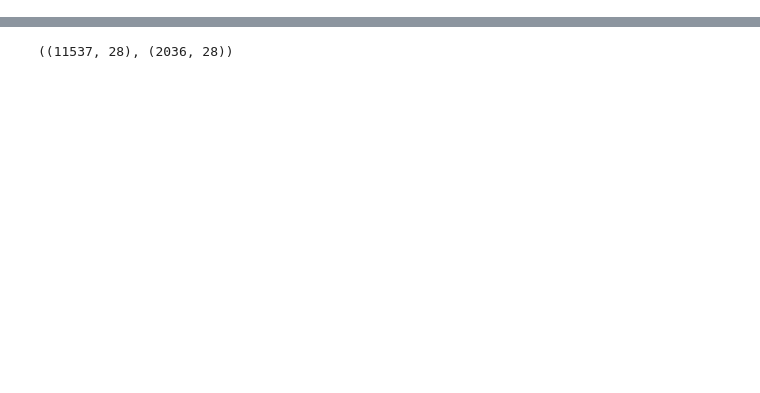
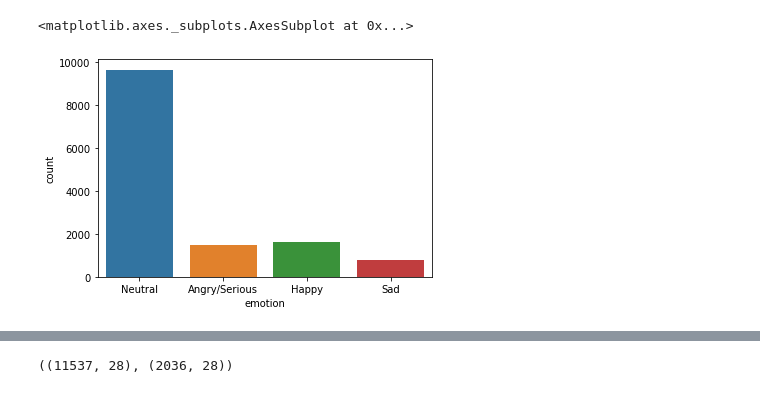
Before and after one commit to rockowtham/eip_class, a Jupyter notebook: Assignment5.ipynb, the cells around one changed output, grey strips where cells are left out. Saved outputs shown, nothing was run; the diff lists cells and outputs as text; code cells hidden in the pictures; blank space fills up the shorter version.

```diff
--- a/Assignment5.ipynb
+++ b/Assignment5.ipynb
@@ -55,3 +53,9 @@ df.head()
 | 2 | male | Good | 45-55 | normal-healthy | Grocery/Home/Plastic Bag | CantSee | Neutral | Front-Frontish | resized/3.jpg |
 | 3 | male | Good | 45-55 | normal-healthy | Daily/Office/Work Bag | Normal | Neutral | Front-Frontish | resized/4.jpg |
 | 4 | female | Good | 35-45 | slightly-overweight | None | CantSee | Neutral | Front-Frontish | resized/5.jpg |
+# %%
+
+sns.countplot(x='emotion',data=df)
+# %% [output]
+<matplotlib.axes._subplots.AxesSubplot at 0x...>
+[figure, added]
```
Also changed, not shown: parts of 17 cells of this notebook.
